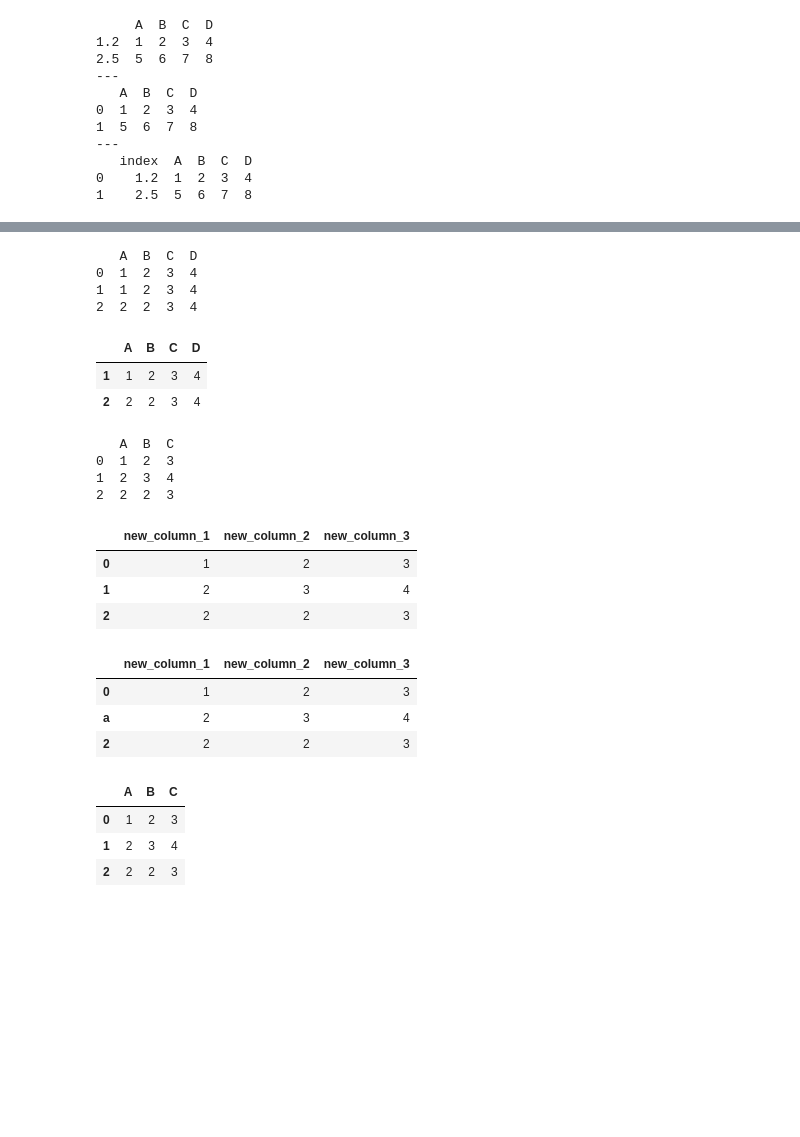
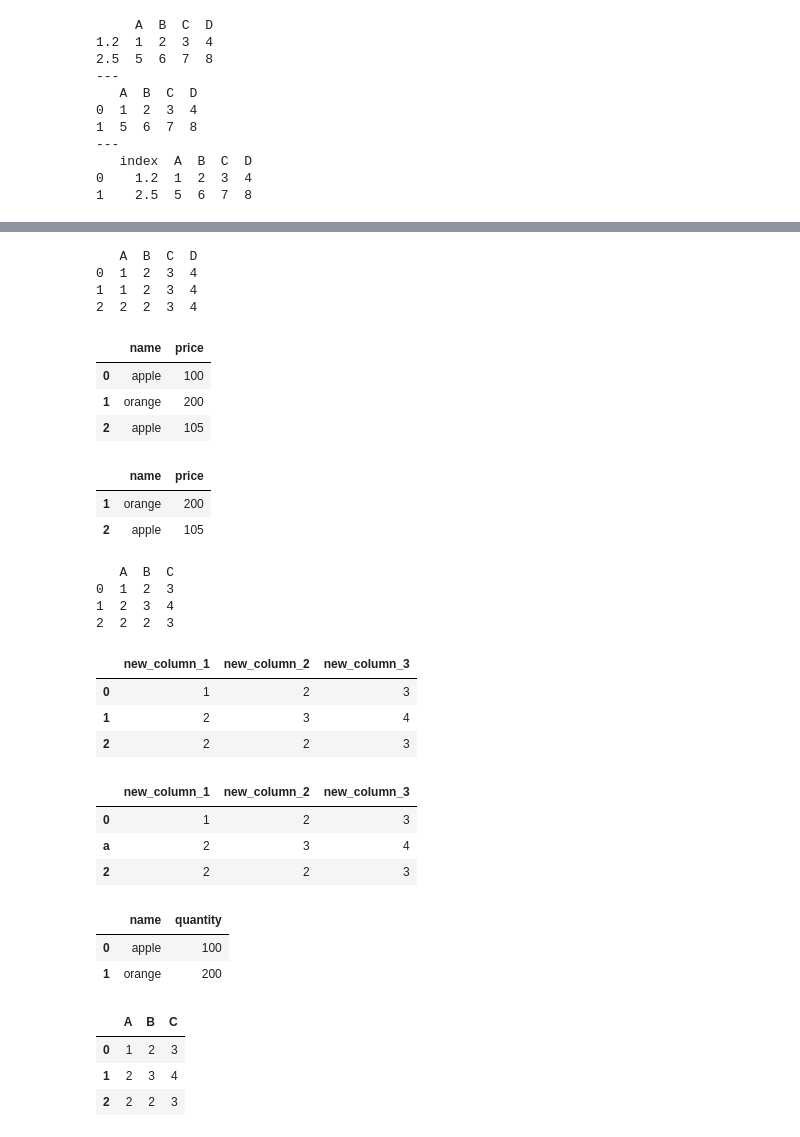
Before and after one commit to hyota0914/learnpython, a Jupyter notebook: jupyter/python/pandas.ipynb, the cells around one changed output, grey strips where cells are left out. Cells and saved outputs as stored; diff of their text form; code cells hidden in the pictures; blank space fills up the shorter version.

```diff
--- a/jupyter/python/pandas.ipynb
+++ b/jupyter/python/pandas.ipynb
@@ -253,21 +251,32 @@ print(df)
 # %%
 # Removing duplicates
 
 df = pd.DataFrame(np.array([[1,2,3,4], [1,2,3,4], [2,2,3,4]]), columns=['A','B','C','D'])
 
 # Check out your DataFrame `df`
 print(df)
 
 # Drop the duplicates in `df`
 df.drop_duplicates(['A'], keep='last') #keep = 'last'の場合、最後のものをのこす
+
+
+# 重複を削除する
+df = pd.DataFrame(data={"name":["apple","orange","apple"], "price":[100,200,105]})
+display(df)
+df.drop_duplicates(['name'], keep='last', inplace=True)
+df
 # %% [output]
    A  B  C  D
 0  1  2  3  4
 1  1  2  3  4
 2  2  2  3  4
-|  | A | B | C | D |
-| 1 | 1 | 2 | 3 | 4 |
-| 2 | 2 | 2 | 3 | 4 |
+|  | name | price |
+| 0 | apple | 100 |
+| 1 | orange | 200 |
+| 2 | apple | 105 |
+|  | name | price |
+| 1 | orange | 200 |
+| 2 | apple | 105 |
 # %%
 # Renaming columns or index
 
@@ -289,6 +298,11 @@ display(df)
 
 # Use `rename()` to your index
 display(df.rename(index={1: 'a'}))
+
+
+# カラム名を変更する
+df = pd.DataFrame(data={"name":["apple","orange"], "price":[100,200]})
+df.rename(columns={'price': 'quantity'})
 # %% [output]
    A  B  C
 0  1  2  3
@@ -302,6 +316,9 @@ display(df.rename(index={1: 'a'}))
 | 0 | 1 | 2 | 3 |
 | a | 2 | 3 | 4 |
 | 2 | 2 | 2 | 3 |
+|  | name | quantity |
+| 0 | apple | 100 |
+| 1 | orange | 200 |
 # %%
 # Replacing
 
```
Also changed, not shown: parts of 19 cells of this notebook, 2 other files.
